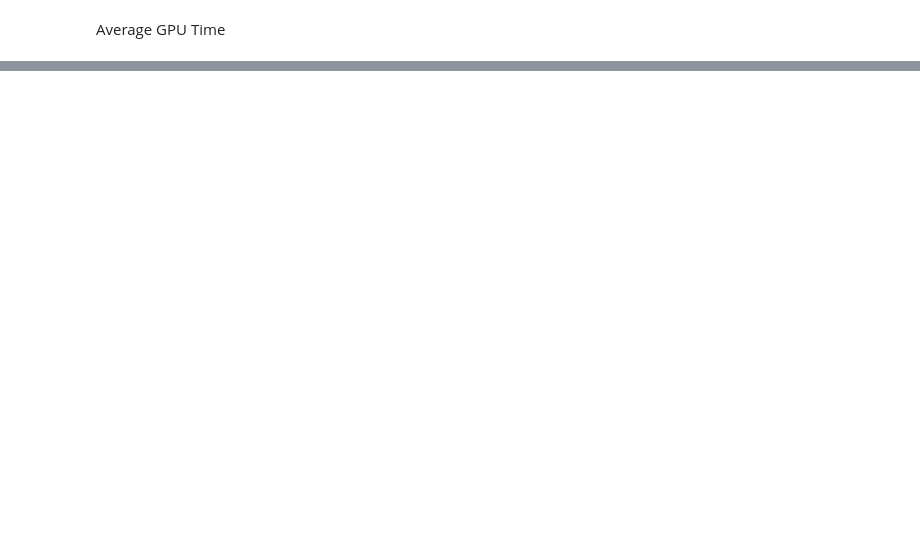
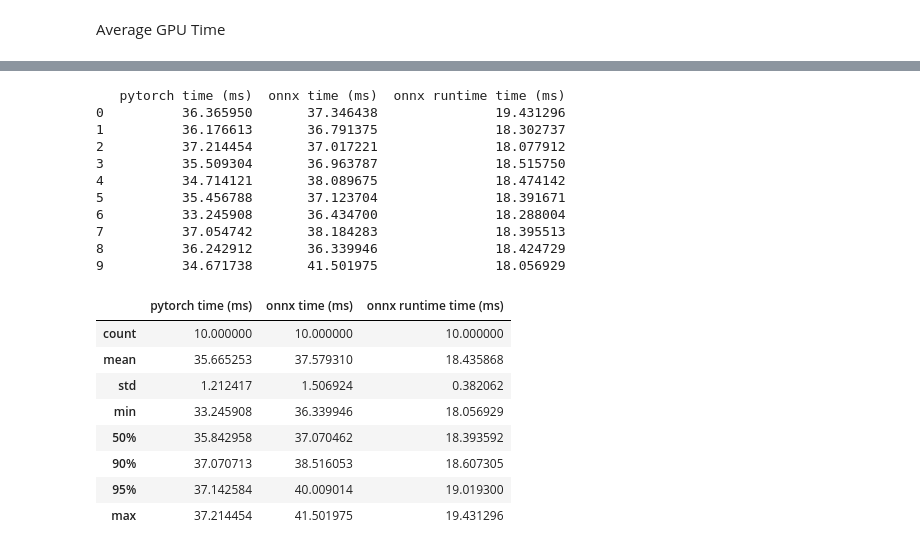
Before and after one commit to PomPerWoW/ml-model-optimization, a Jupyter notebook: run.ipynb, the cells around one changed output, grey strips where cells are left out. Saved outputs shown, nothing was run; the diff lists cells and outputs as text; code cells hidden in the pictures; blank space fills up the shorter version.

Commit message:
result formatting

```diff
--- a/run.ipynb
+++ b/run.ipynb
@@ -461,0 +436,12 @@ torch.cuda.device_count(): 0
+# %%
+def collect_execution_times(run_inference_func, iterations=10):
+    execution_times = []
+    for _ in range(iterations):
+        execution_time = run_inference_func()
+        execution_times.append(execution_time[1] * 100)
+    return execution_times
+
+result = []
+result.append(collect_execution_times(run_inference_pytorch_image))
+result.append(collect_execution_times(run_inference_onnx_image))
+result.append(collect_execution_times(run_inference_onnx_runtime_image))
@@ -461,0 +466,2 @@ torch.cuda.device_count(): 0
+# %%
+result = np.array(result)
@@ -462,3 +485,29 @@ torch.cuda.device_count(): 0
+# %%
+# ms
+df = pd.DataFrame(np.transpose(result), columns=["pytorch time (ms)", "onnx time (ms)", "onnx runtime time (ms)"])
+print(df)
+df.describe(percentiles=[.9, .95])
+# %% [output]
+   pytorch time (ms)  onnx time (ms)  onnx runtime time (ms)
+0          36.365950       37.346438               19.431296
+1          36.176613       36.791375               18.302737
+2          37.214454       37.017221               18.077912
+3          35.509304       36.963787               18.515750
+4          34.714121       38.089675               18.474142
+5          35.456788       37.123704               18.391671
+6          33.245908       36.434700               18.288004
+7          37.054742       38.184283               18.395513
+8          36.242912       36.339946               18.424729
+9          34.671738       41.501975               18.056929
+|  | pytorch time (ms) | onnx time (ms) | onnx runtime time (ms) |
+| count | 10.000000 | 10.000000 | 10.000000 |
+| mean | 35.665253 | 37.579310 | 18.435868 |
+| std | 1.212417 | 1.506924 | 0.382062 |
+| min | 33.245908 | 36.339946 | 18.056929 |
+| 50% | 35.842958 | 37.070462 | 18.393592 |
+| 90% | 37.070713 | 38.516053 | 18.607305 |
+| 95% | 37.142584 | 40.009014 | 19.019300 |
+| max | 37.214454 | 41.501975 | 19.431296 |
 # %%
 # ms
 df = pd.DataFrame(execution_times, columns=["time (ms)"])
```
Also changed, not shown: parts of 16 cells of this notebook, 3 other files.
